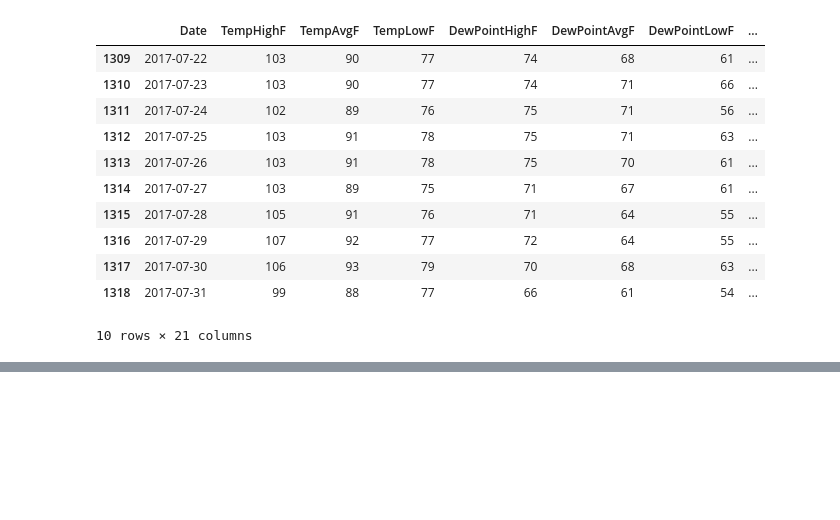
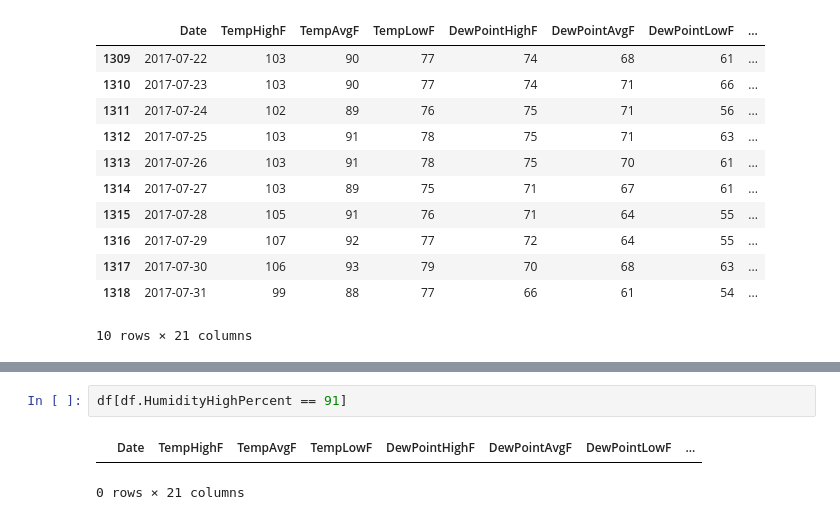
Before and after one commit to sunwenliang14/credit-card-risk, a Jupyter notebook: credit-risk-analysis.ipynb, the cells around one changed output, grey strips where cells are left out. Drawn from its saved outputs; the diff is of its cells as text; blank space fills up the shorter version.

```diff
--- a/credit-risk-analysis.ipynb
+++ b/credit-risk-analysis.ipynb
@@ -270,0 +286,5 @@ df.tail(10)
+# %%
+df[df.HumidityHighPercent == 91]
+# %% [output]
+|  | Date | TempHighF | TempAvgF | TempLowF | DewPointHighF | DewPointAvgF | DewPointLowF | ... |
+0 rows × 21 columns
```
Also changed, not shown: parts of 1 cell of this notebook.
